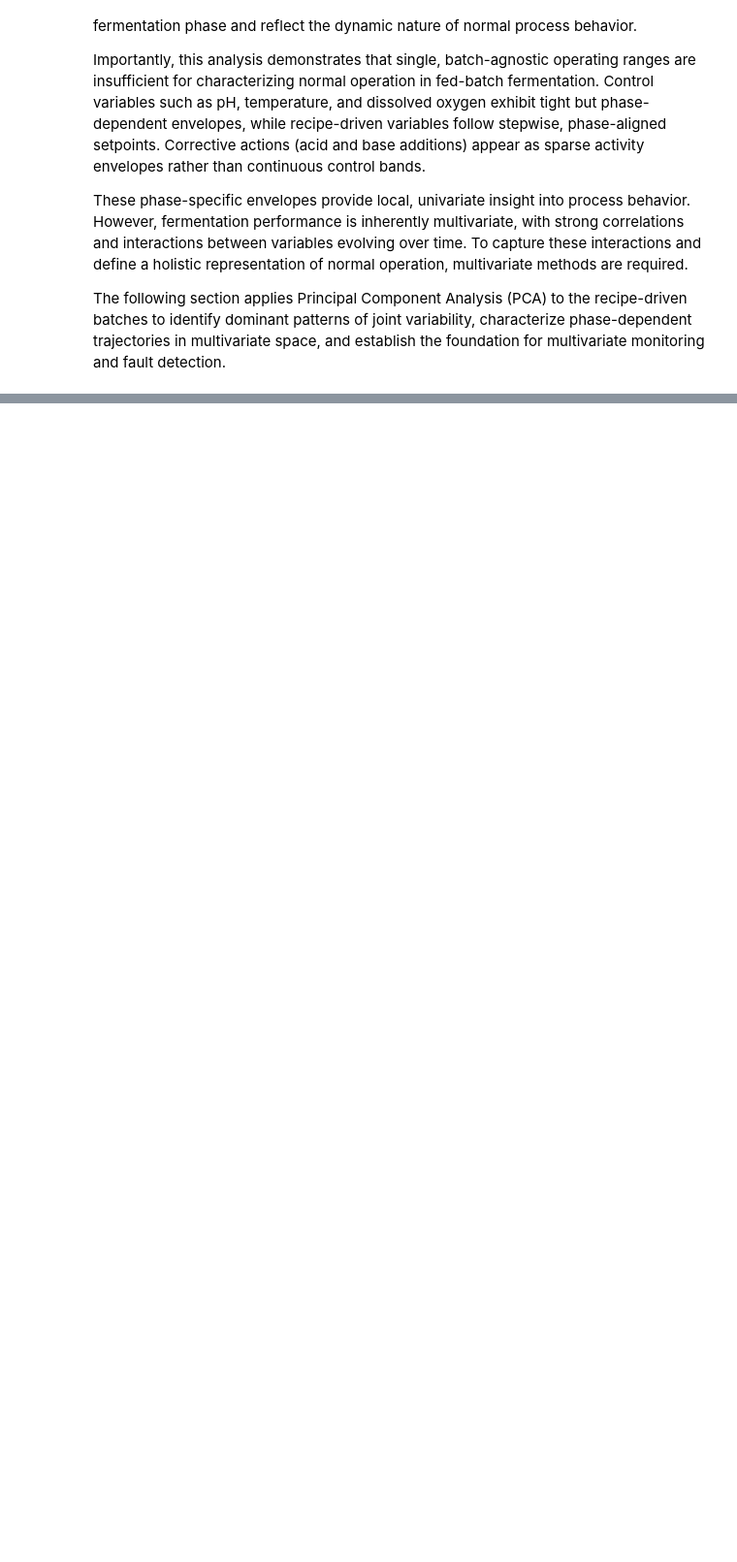
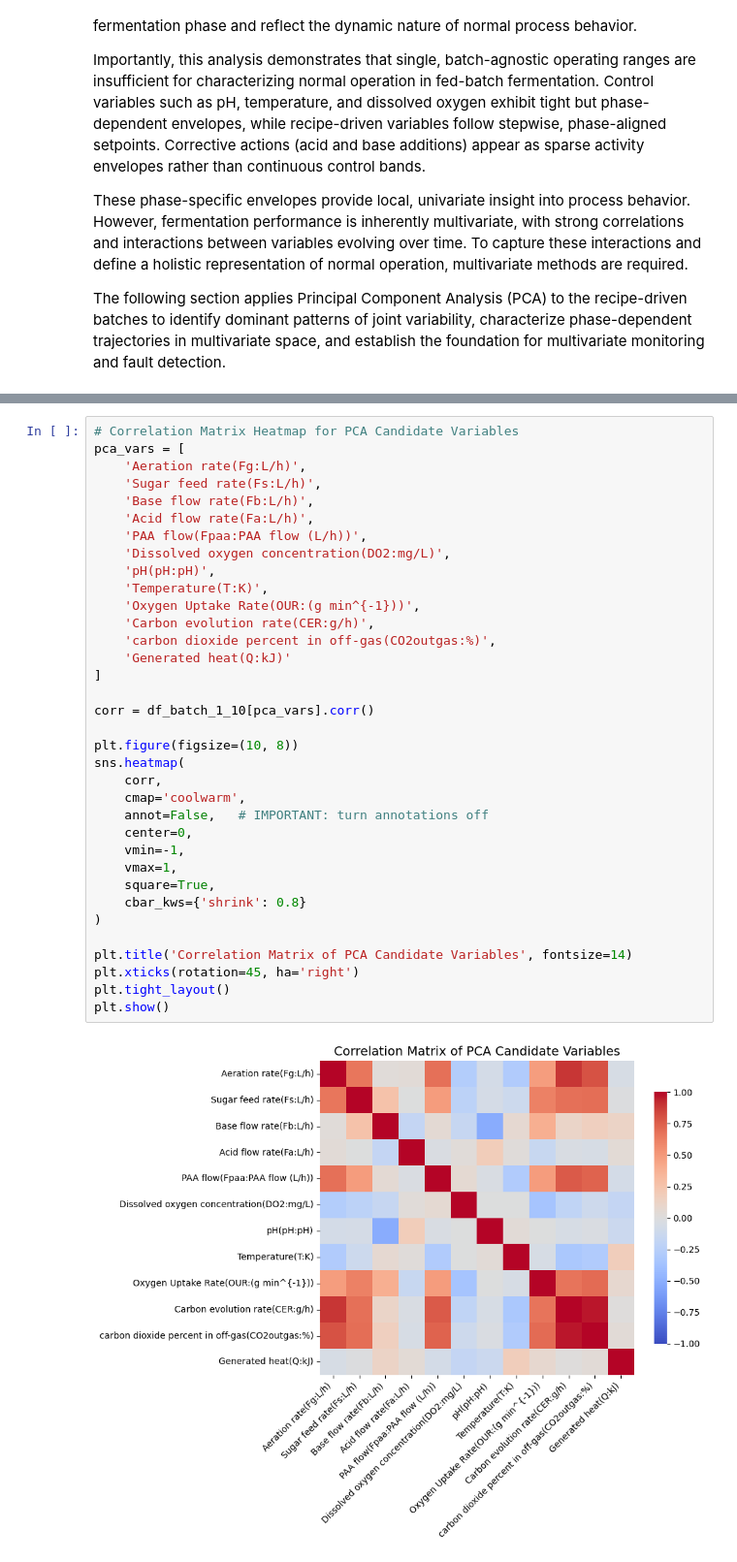
Before and after one commit to skerr17/programming-for-data-analytics, a Jupyter notebook: project/batch-data-analysis.ipynb, the cells around one changed output, grey strips where cells are left out. Shown at 97% size. Cells and saved outputs as stored; diff of their text form; blank space fills up the shorter version.

Commit message:
added heatmap for the vaiable selection for the PCA/ MVDA

```diff
--- a/project/batch-data-analysis.ipynb
+++ b/project/batch-data-analysis.ipynb
@@ -885,0 +884,37 @@ The following section applies Principal Component Analysis (PCA) to the recipe-d
+# %%
+# Correlation Matrix Heatmap for PCA Candidate Variables
+pca_vars = [
+    'Aeration rate(Fg:L/h)',
+    'Sugar feed rate(Fs:L/h)',
+    'Base flow rate(Fb:L/h)',
+    'Acid flow rate(Fa:L/h)',
+    'PAA flow(Fpaa:PAA flow (L/h))',
+    'Dissolved oxygen concentration(DO2:mg/L)',
+    'pH(pH:pH)',
+    'Temperature(T:K)',
+    'Oxygen Uptake Rate(OUR:(g min^{-1}))',
+    'Carbon evolution rate(CER:g/h)',
+    'carbon dioxide percent in off-gas(CO2outgas:%)',
+    'Generated heat(Q:kJ)'
+]
+
+corr = df_batch_1_10[pca_vars].corr()
+
+plt.figure(figsize=(10, 8))
+sns.heatmap(
+    corr,
+    cmap='coolwarm',
+    annot=False,   # IMPORTANT: turn annotations off
+    center=0,
+    vmin=-1,
+    vmax=1,
+    square=True,
+    cbar_kws={'shrink': 0.8}
+)
+
+plt.title('Correlation Matrix of PCA Candidate Variables', fontsize=14)
+plt.xticks(rotation=45, ha='right')
+plt.tight_layout()
+plt.show()
+# %% [output]
+[figure, added]
```
Also changed, not shown: parts of 10 cells of this notebook.
